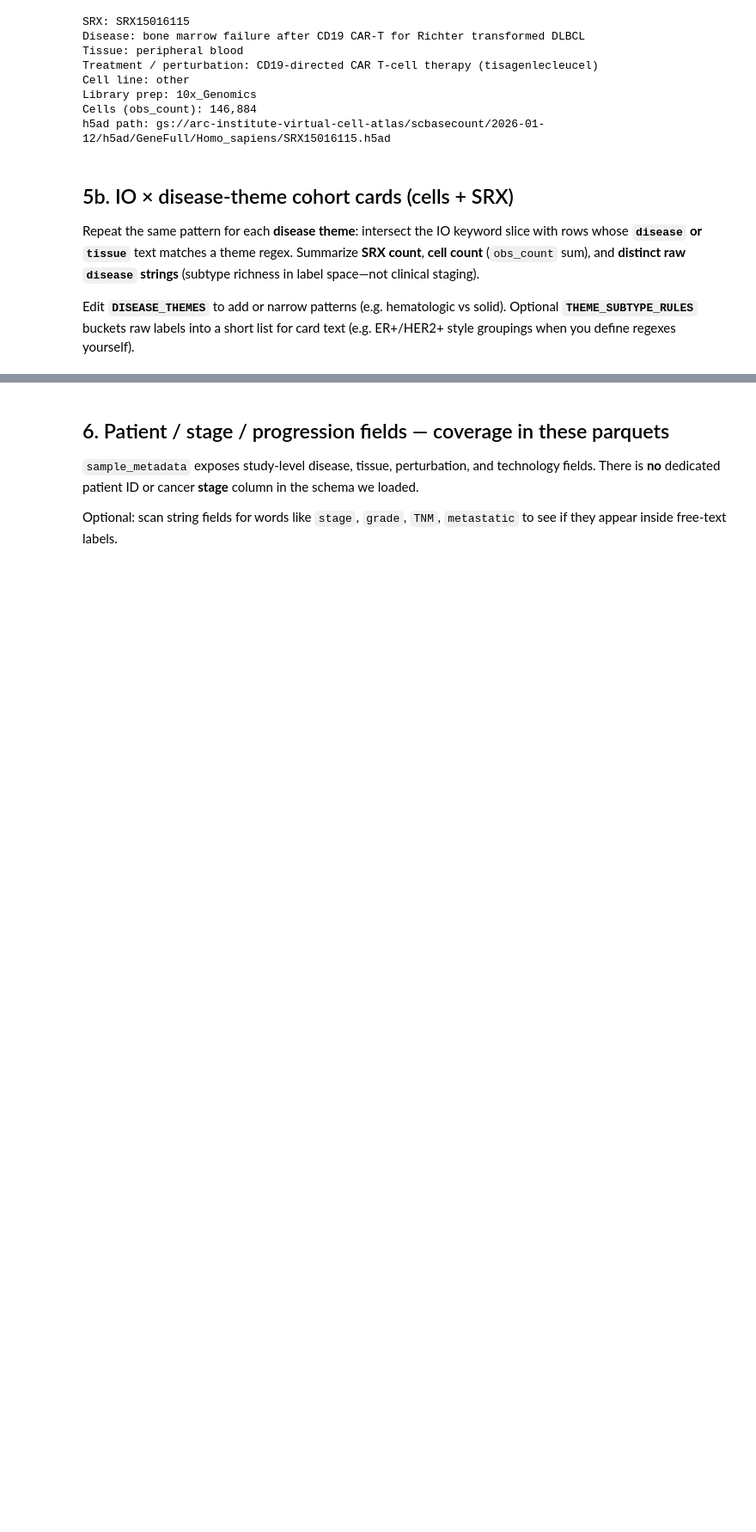
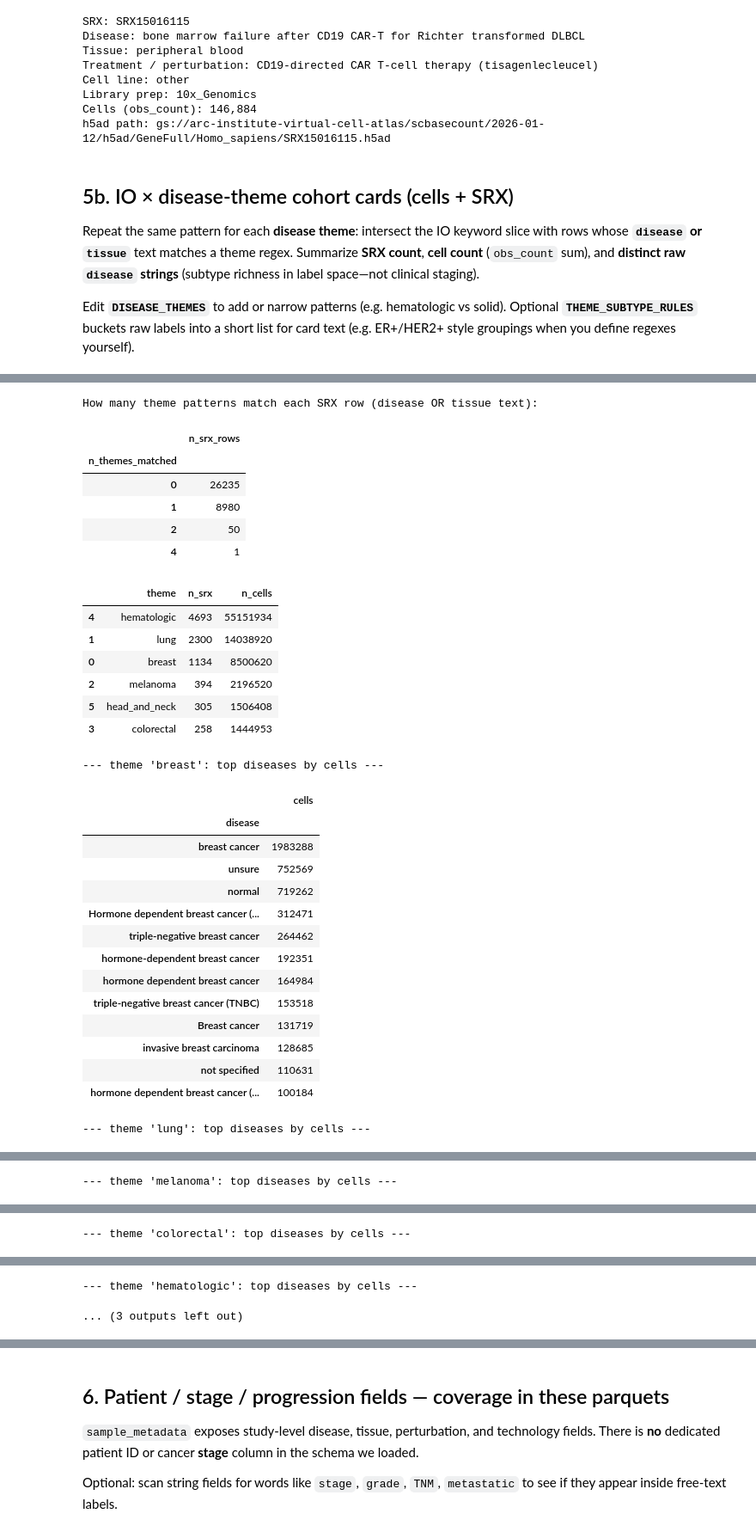
Before and after one commit to otodreas/scBaseCount_Pipeline, a Jupyter notebook: metadata_analysis/scbasecount_homo_sapiens_metadata.ipynb, the cells around one changed output, grey strips where cells are left out. Shown at 86% size. Cells and saved outputs as stored; diff of their text form; code cells hidden in the pictures; blank space fills up the shorter version.

```diff
--- a/metadata_analysis/scbasecount_homo_sapiens_metadata.ipynb
+++ b/metadata_analysis/scbasecount_homo_sapiens_metadata.ipynb
@@ -472,0 +559,70 @@ theme_overview
+# %%
+import numpy as np
+from IPython.display import display
+
+theme_match_matrix = np.column_stack(
+    [disease_or_tissue_matches(pat, sample).to_numpy() for pat in DISEASE_THEMES.values()]
+)
+n_hit = theme_match_matrix.sum(axis=1)
+hit_dist = pd.Series(n_hit).value_counts().sort_index()
+hit_dist.index.name = "n_themes_matched"
+hit_dist.name = "n_srx_rows"
+print("How many theme patterns match each SRX row (disease OR tissue text):")
+display(hit_dist.to_frame())
+
+rows_full = []
+for name, pat in DISEASE_THEMES.items():
+    m = disease_or_tissue_matches(pat, sample)
+    sub = sample.loc[m]
+    w = pd.to_numeric(sub["obs_count"], errors="coerce").fillna(0)
+    rows_full.append(
+        {"theme": name, "n_srx": len(sub), "n_cells": int(w.sum())}
+    )
+theme_on_full_sample = pd.DataFrame(rows_full).sort_values("n_cells", ascending=False)
+display(theme_on_full_sample)
+
+TOP_DISEASES_PER_THEME = 12
+for name, pat in DISEASE_THEMES.items():
+    sub = sample.loc[disease_or_tissue_matches(pat, sample)]
+    if sub.empty:
+        print(f"\n--- theme {name!r}: (no rows) ---")
+        continue
+    g = (
+        sub.groupby("disease", dropna=False)["obs_count"]
+        .sum()
+        .sort_values(ascending=False)
+        .head(TOP_DISEASES_PER_THEME)
+    )
+    print(f"\n--- theme {name!r}: top diseases by cells ---")
+    display(g.astype(int).to_frame("cells"))
+# %% [output]
+How many theme patterns match each SRX row (disease OR tissue text):
+|  | n_srx_rows |
+| n_themes_matched |  |
+| 0 | 26235 |
+| 1 | 8980 |
+| 2 | 50 |
+| 4 | 1 |
+|  | theme | n_srx | n_cells |
+| 4 | hematologic | 4693 | 55151934 |
+| 1 | lung | 2300 | 14038920 |
+| 0 | breast | 1134 | 8500620 |
+| 2 | melanoma | 394 | 2196520 |
+| 5 | head_and_neck | 305 | 1506408 |
+| 3 | colorectal | 258 | 1444953 |
+--- theme 'breast': top diseases by cells ---
+|  | cells |
+| disease |  |
+| breast cancer | 1983288 |
+| unsure | 752569 |
+| normal | 719262 |
+| Hormone dependent breast cancer (... | 312471 |
+| triple-negative breast cancer | 264462 |
+| hormone-dependent breast cancer | 192351 |
+| hormone dependent breast cancer | 164984 |
+| triple-negative breast cancer (TNBC) | 153518 |
+| Breast cancer | 131719 |
+| invasive breast carcinoma | 128685 |
+| not specified | 110631 |
+| hormone dependent breast cancer (... | 100184 |
+--- theme 'lung': top diseases by cells ---
@@ -472,0 +643 @@ theme_overview
+--- theme 'melanoma': top diseases by cells ---
@@ -472,0 +658 @@ theme_overview
+--- theme 'colorectal': top diseases by cells ---
@@ -472,0 +673,2 @@ theme_overview
+--- theme 'hematologic': top diseases by cells ---
+... (3 outputs left out)
```
Also changed, not shown: parts of 10 cells of this notebook, 3 other files.
